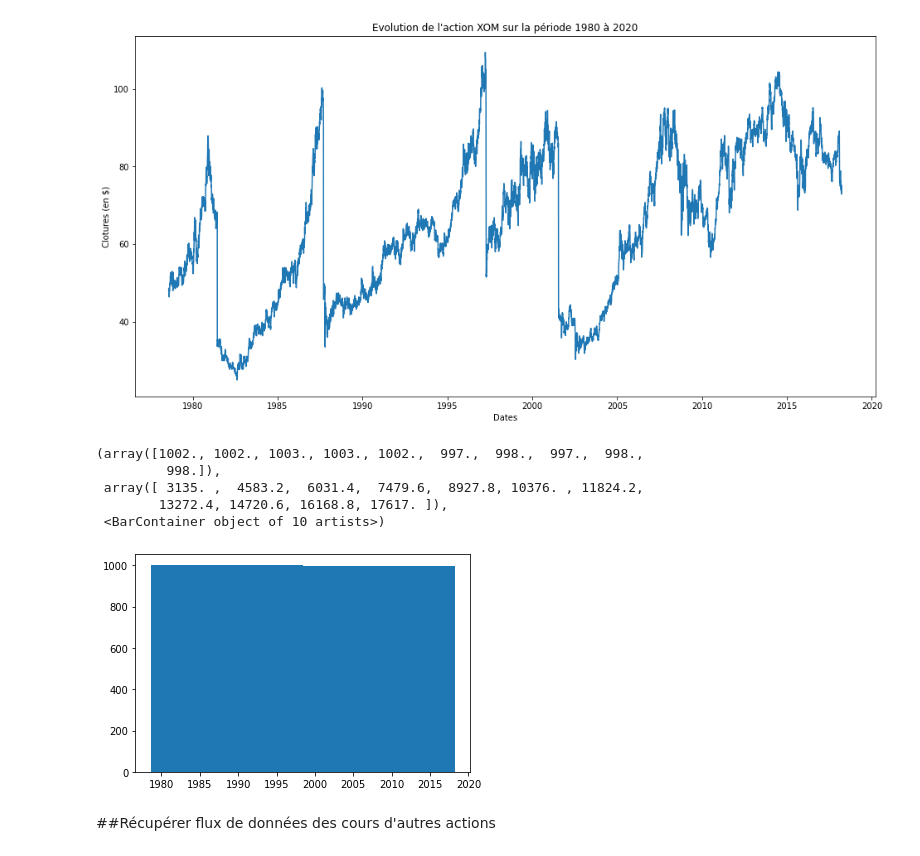
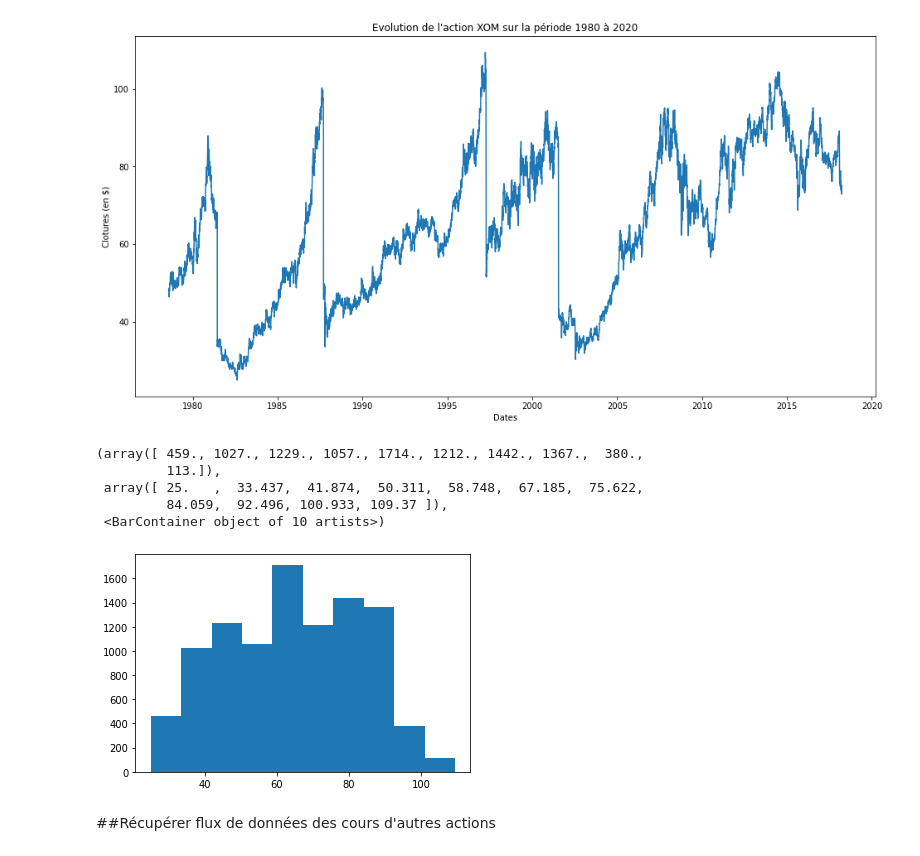
Before and after one commit to jeau-luc/Nasdaq, a Jupyter notebook: Liaison_données_Nasdaq.ipynb, the cells around one changed output. Saved outputs shown, nothing was run; the diff lists cells and outputs as text; code cells hidden in the pictures.

Commit message:
Modif histogramme

```diff
--- a/Liaison_données_Nasdaq.ipynb
+++ b/Liaison_données_Nasdaq.ipynb
@@ -199,14 +193,14 @@ plt.title("Evolution de l'action XOM sur la période 1980 à 2020")
 ''
 [figure]
 # %%
-plt.hist(data.date)
+plt.hist(data.close)
 # %% [output]
-(array([1002., 1002., 1003., 1003., 1002.,  997.,  998.,  997.,  998.,
-         998.]),
- array([ 3135. ,  4583.2,  6031.4,  7479.6,  8927.8, 10376. , 11824.2,
-        13272.4, 14720.6, 16168.8, 17617. ]),
+(array([ 459., 1027., 1229., 1057., 1714., 1212., 1442., 1367.,  380.,
+         113.]),
+ array([ 25.   ,  33.437,  41.874,  50.311,  58.748,  67.185,  75.622,
+         84.059,  92.496, 100.933, 109.37 ]),
  <BarContainer object of 10 artists>)
-[figure, old version]
+[figure, new version]
 # %% [markdown]
 ##Récupérer flux de données des cours d'autres actions
 # %%
```
Also changed, not shown: parts of 4 cells of this notebook.
